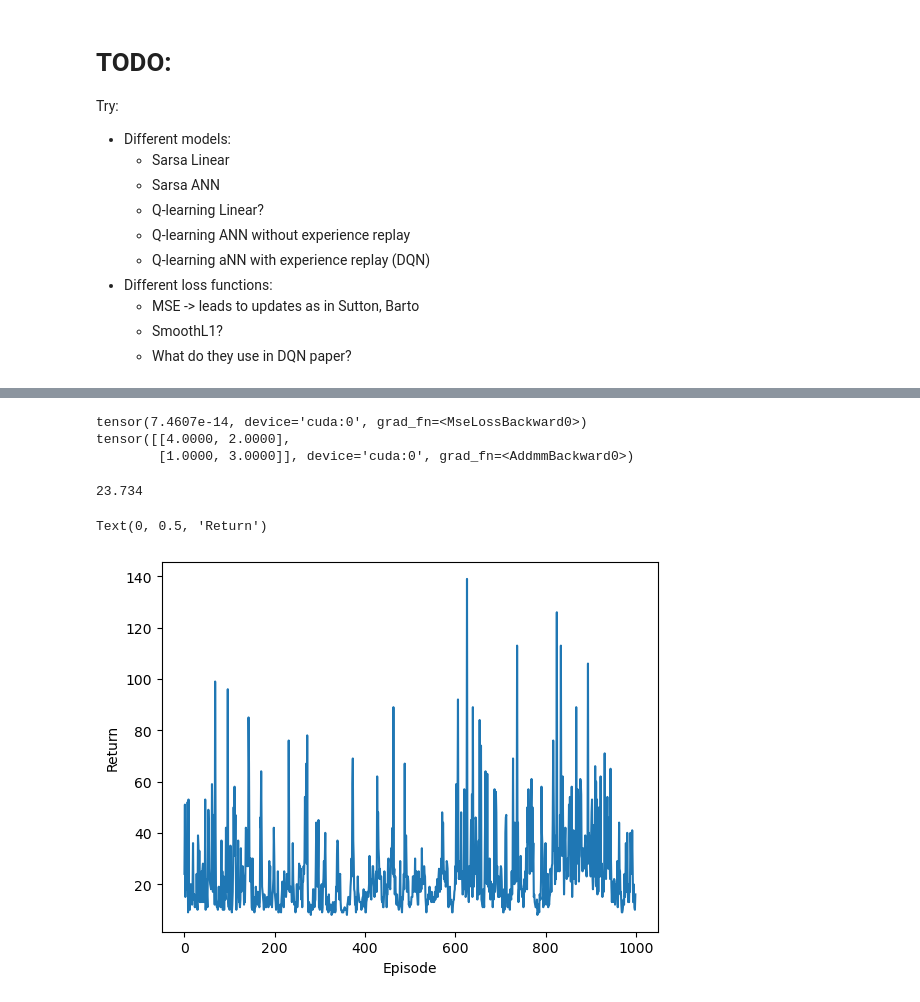
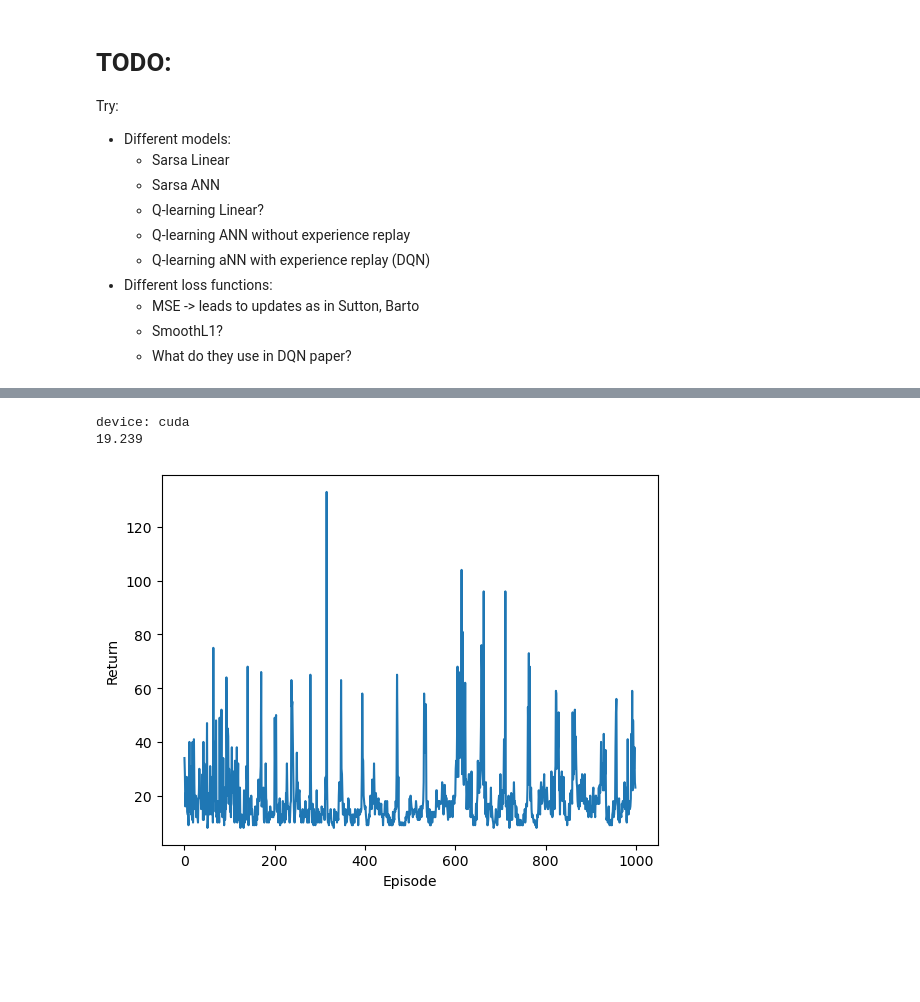
Before and after one commit to CarlFredriksson/rl-gymnasium-training, a Jupyter notebook: CartPole/cart_pole.ipynb, the cells around one changed output, grey strips where cells are left out. Drawn from its saved outputs; the diff is of its cells as text; code cells hidden in the pictures; blank space fills up the shorter version.

Commit message:
Worked on CartPole

```diff
--- a/CartPole/cart_pole.ipynb
+++ b/CartPole/cart_pole.ipynb
@@ -35,4 +21,0 @@ class LinearModel(nn.Module):
-# %%
-model = LinearModel().to(device)
-optimizer = optim.SGD(model.parameters(), lr=0.01, momentum=0.9)
-loss_func = nn.MSELoss()
@@ -54,13 +22,21 @@ for _ in range(1000):
-# %%
-preds = model(X)
-loss = loss_func(Y, preds)
-print(loss)
-print(preds)
-# %% [output]
-tensor(7.4607e-14, device='cuda:0', grad_fn=<MseLossBackward0>)
-tensor([[4.0000, 2.0000],
-        [1.0000, 3.0000]], device='cuda:0', grad_fn=<AddmmBackward0>)
 # %%
+class LinearModel(nn.Module):
+    def __init__(self, num_input, num_output):
+        super().__init__()
+        self.linear = nn.Linear(num_input, num_output)
+
+    def forward(self, X):
+        return self.linear(X)
+
+class NeuralNetwork(nn.Module):
+    def __init__(self):
+        super().__init__()
+        self.linear = nn.Linear(4, 2)
+        # TODO
+
+    def forward(self, X):
+        return self.linear(X)
+
 def select_action_eps_greedy(env, model, state, eps):
     if np.random.random() < eps:
        return env.action_space.sample().item()
@@ -70,9 +46,14 @@ def select_action_eps_greedy(env, model, state, eps):
 def update_eps(eps, decay=0.995, min_value=0.1):
     return max(eps * decay, min_value)
 
-def update_model(loss_func, target, prediction):
+def update_model(loss_func, optimizer, target, prediction):
     loss = loss_func(target, prediction)
     loss.backward()
     optimizer.step()
     optimizer.zero_grad()
+
+def plot_returns(returns):
+    plt.plot(np.arange(len(returns)), returns)
+    plt.xlabel("Episode")
+    plt.ylabel("Return")
 # %%
@@ -117,9 +90,15 @@ env.close()
-# %%
-print(np.sum(returns) / len(returns))
-plt.plot(np.arange(len(returns)), returns)
-plt.xlabel("Episode")
-plt.ylabel("Return")
-# %% [output]
-23.734
-Text(0, 0.5, 'Return')
-[figure, removed]
+# %%
+device = torch.device("cuda" if torch.cuda.is_available() else "cpu")
+print("device:", device)
+env = gym.make("CartPole-v1")
+model = LinearModel(env.observation_space.shape[0], env.action_space.n).to(device)
+optimizer = optim.SGD(model.parameters(), lr=0.01)
+loss_func = nn.MSELoss()
+returns = train_sarsa_episodic(env, model, loss_func, optimizer, device, 500)
+env.close()
+print(np.sum(returns) / len(returns))
+plot_returns(returns)
+# %% [output]
+device: cuda
+19.239
+[figure, added]
```
Also changed, not shown: parts of 4 cells of this notebook.
